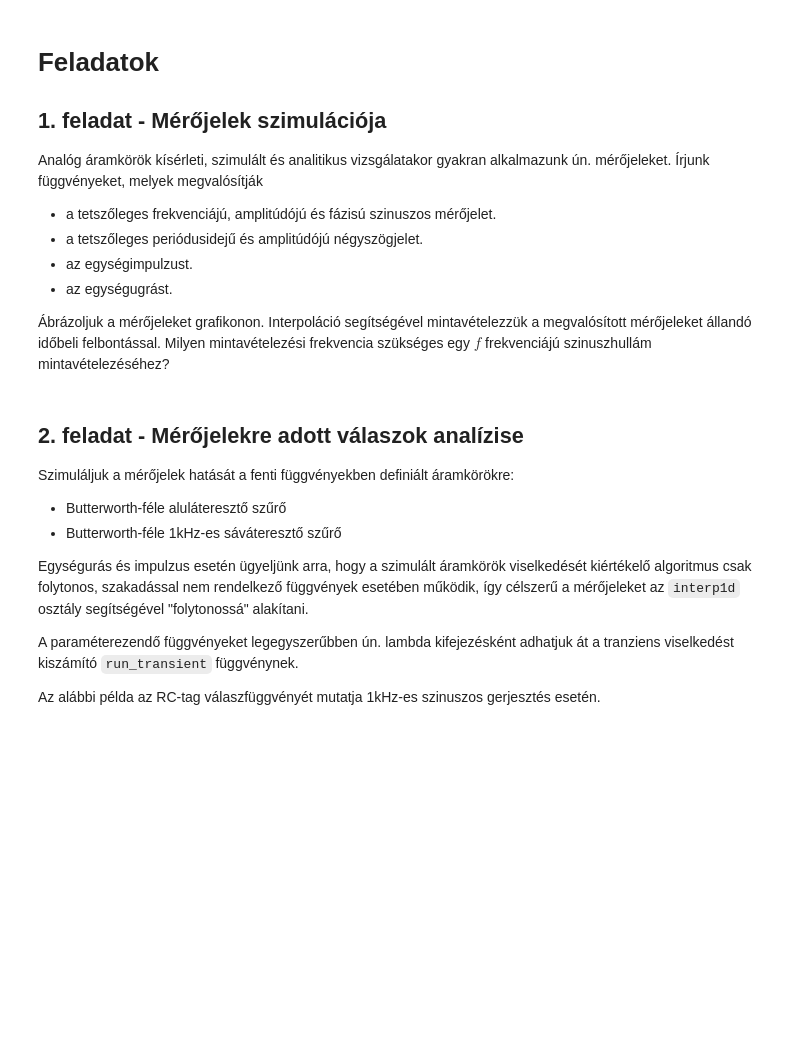
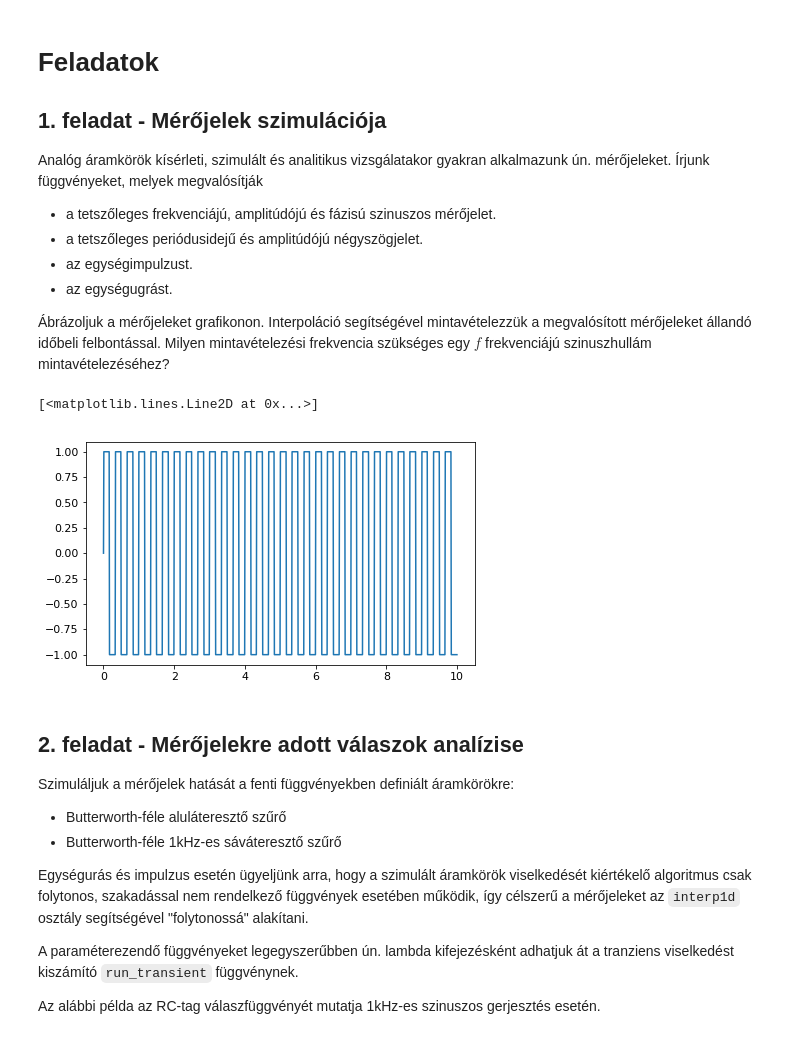
Before and after one commit to Tominano/Numerical-methods-of-physics-II, a Jupyter notebook: 3_feladatsor/3_feladat_Kapolcs.ipynb, the cells around one changed output. Saved outputs shown, nothing was run; the diff lists cells and outputs as text; code cells hidden in the pictures; blank space fills up the shorter version.

```diff
--- a/3_feladatsor/3_feladat_Kapolcs.ipynb
+++ b/3_feladatsor/3_feladat_Kapolcs.ipynb
@@ -197,3 +197,30 @@ Analóg áramkörök kísérleti, szimulált és analitikus vizsgálatakor gyakr
+# %%
+# mérőjeleket megvalósítő függvények
+def mero_sin(x = [0,1], n = 100, A = 1, f = 1, phi = 1):
+    t = np.linspace(x[0], x[1], n)
+    jel = A*np.sin( 2*np.pi*f + phi) # A amlitudó, f frekvencia, phi kezdőfázis
+    return t, jel
+
+def mero_negyszog(x = [0,1], n = 100, A = 1, f = 1, phi = 1):
+    t = np.linspace(x[0], x[1], n)
+    jel = A * np.sign(np.sin(2*np.pi*3*t)) # A amlitudó, n periodusidő (T)
+#     jel = A * signal.square(2*np.pi*3*t) # A amlitudó, n periodusidő (T)
+    return t, jel
+# %%
+def p(t):
+    if int(2*t)%2 == 0:
+        return 1
+    else:
+        return -1
+
+t_samples = np.linspace(0.0,11.0,1000)
+samples = [p(i) for i in t_samples]
+
+mero_negyszog_obj = mero_negyszog([0,10], 1000)
+plt.plot(mero_negyszog_obj[0], mero_negyszog_obj[1])
+# %% [output]
+[<matplotlib.lines.Line2D at 0x...>]
+[figure, added]
 # %% [markdown]
 ## 2. feladat - Mérőjelekre adott válaszok analízise
 
```
Also changed, not shown: parts of 4 cells of this notebook, 1 other file.
